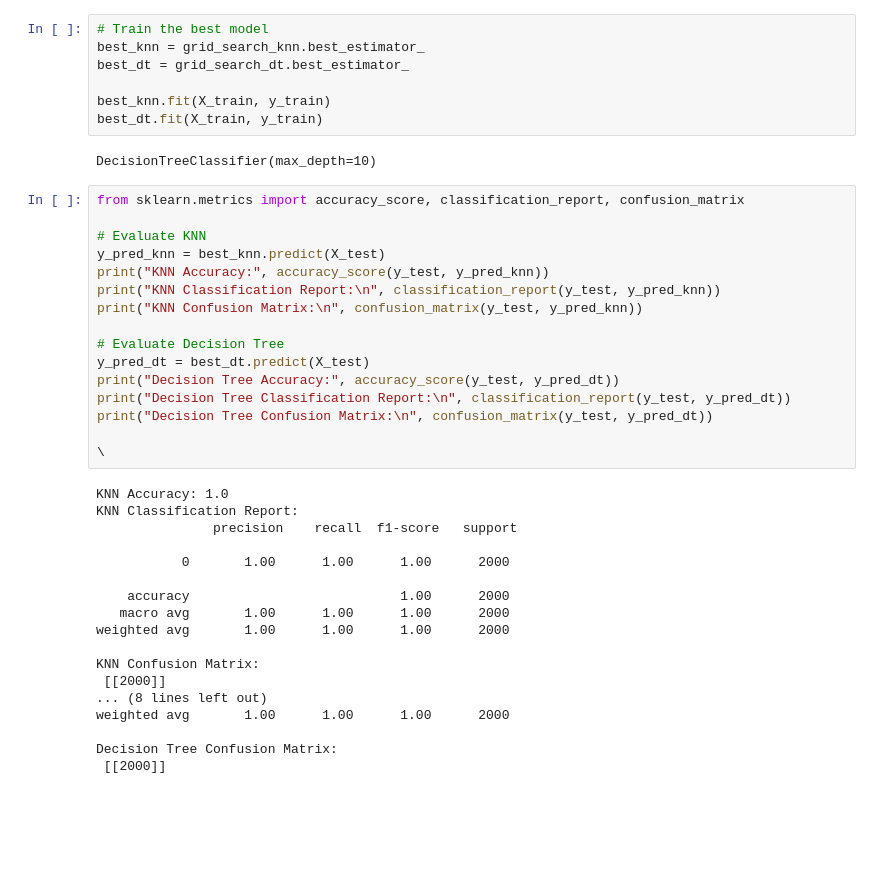
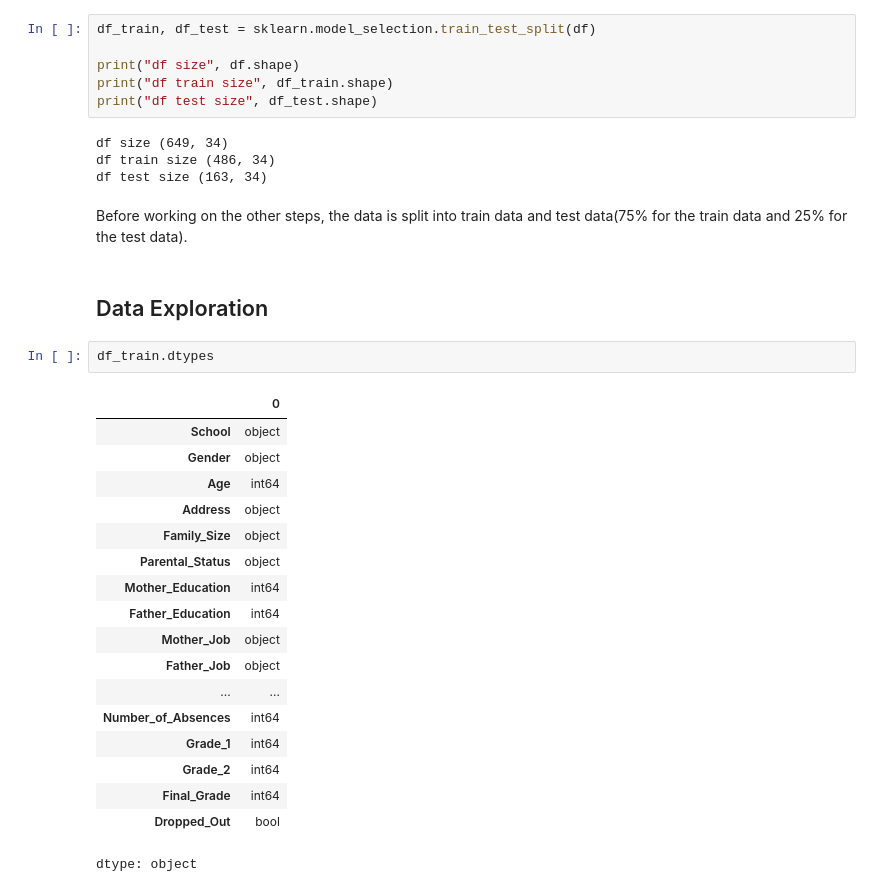
Before and after one commit to Min-Thway-Htut/Machine-Learning, a Jupyter notebook: k_neighbour.ipynb, the cells around one changed output. Saved outputs shown, nothing was run; the diff lists cells and outputs as text; blank space fills up the shorter version.

```diff
--- a/k_neighbour.ipynb
+++ b/k_neighbour.ipynb
@@ -110,43 +41,35 @@ Best Decision Tree: {'max_depth': 10, 'min_samples_split': 2}
-# %%
-# Train the best model
-best_knn = grid_search_knn.best_estimator_
-best_dt = grid_search_dt.best_estimator_
-
-best_knn.fit(X_train, y_train)
-best_dt.fit(X_train, y_train)
-# %% [output]
-DecisionTreeClassifier(max_depth=10)
-# %%
-from sklearn.metrics import accuracy_score, classification_report, confusion_matrix
-
-# Evaluate KNN
-y_pred_knn = best_knn.predict(X_test)
-print("KNN Accuracy:", accuracy_score(y_test, y_pred_knn))
-print("KNN Classification Report:\n", classification_report(y_test, y_pred_knn))
-print("KNN Confusion Matrix:\n", confusion_matrix(y_test, y_pred_knn))
-
-# Evaluate Decision Tree
-y_pred_dt = best_dt.predict(X_test)
-print("Decision Tree Accuracy:", accuracy_score(y_test, y_pred_dt))
-print("Decision Tree Classification Report:\n", classification_report(y_test, y_pred_dt))
-print("Decision Tree Confusion Matrix:\n", confusion_matrix(y_test, y_pred_dt))
-
-\
-# %% [output]
-KNN Accuracy: 1.0
-KNN Classification Report:
-               precision    recall  f1-score   support
-
-           0       1.00      1.00      1.00      2000
-
-    accuracy                           1.00      2000
-   macro avg       1.00      1.00      1.00      2000
-weighted avg       1.00      1.00      1.00      2000
-
-KNN Confusion Matrix:
- [[2000]]
-... (8 lines left out)
-weighted avg       1.00      1.00      1.00      2000
-
-Decision Tree Confusion Matrix:
- [[2000]]
+# %%
+df_train, df_test = sklearn.model_selection.train_test_split(df)
+
+print("df size", df.shape)
+print("df train size", df_train.shape)
+print("df test size", df_test.shape)
+# %% [output]
+df size (649, 34)
+df train size (486, 34)
+df test size (163, 34)
+# %% [markdown]
+Before working on the other steps, the data is split into train data and test data(75% for the train data and 25% for the test data).
+# %% [markdown]
+## Data Exploration
+# %%
+df_train.dtypes
+# %% [output]
+|  | 0 |
+| School | object |
+| Gender | object |
+| Age | int64 |
+| Address | object |
+| Family_Size | object |
+| Parental_Status | object |
+| Mother_Education | int64 |
+| Father_Education | int64 |
+| Mother_Job | object |
+| Father_Job | object |
+| ... | ... |
+| Number_of_Absences | int64 |
+| Grade_1 | int64 |
+| Grade_2 | int64 |
+| Final_Grade | int64 |
+| Dropped_Out | bool |
+dtype: object
```
Also changed, not shown: parts of 28 cells of this notebook.
